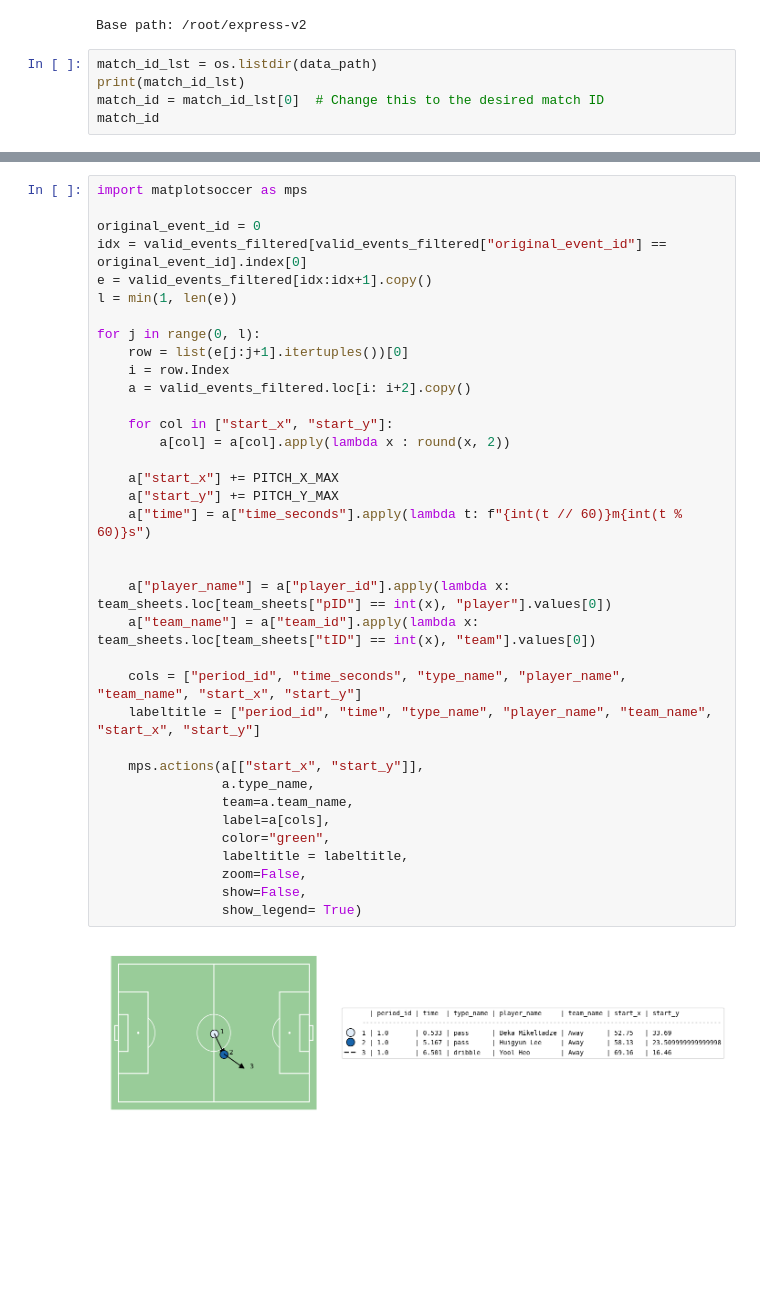
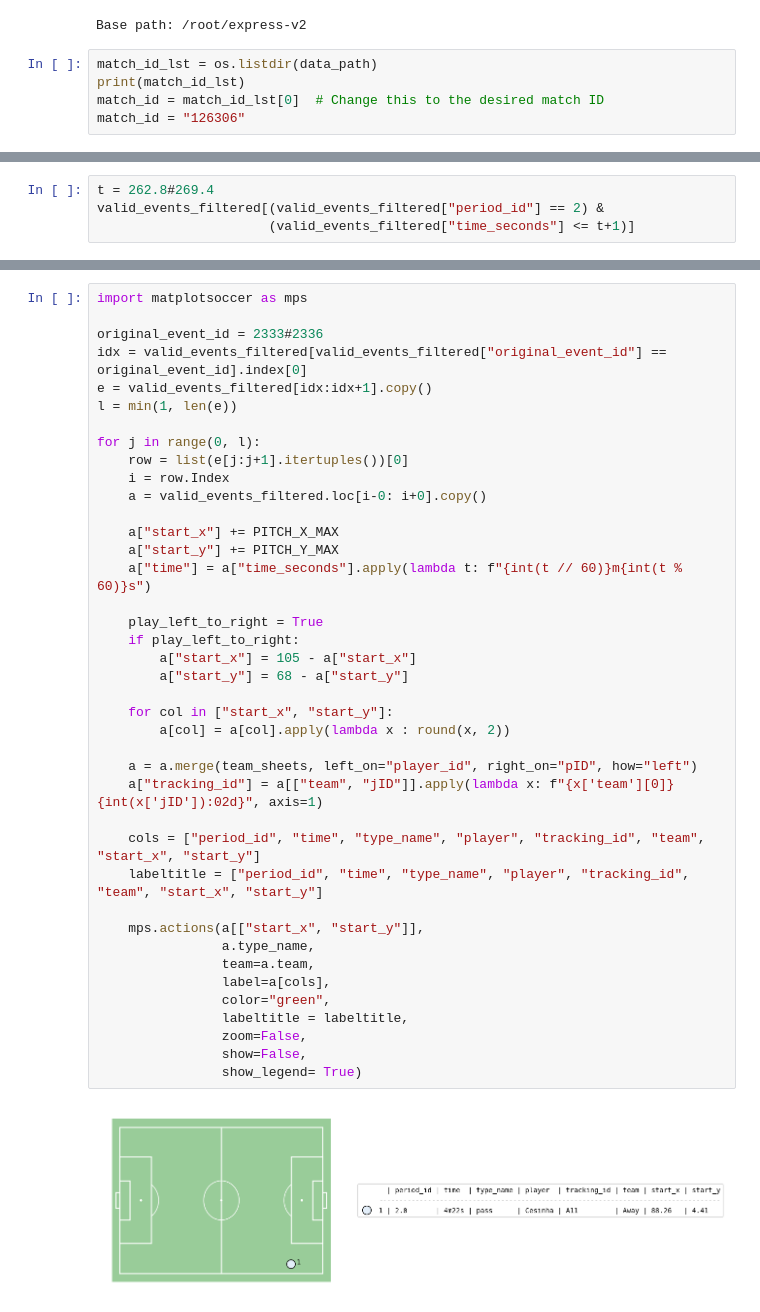
Before and after one commit to leemingo/express-v2, a Jupyter notebook: notebook/5-validation-bepro-data.ipynb, the cells around one changed output, grey strips where cells are left out. Saved outputs shown, nothing was run; the diff lists cells and outputs as text; blank space fills up the shorter version.

```diff
--- a/notebook/5-validation-bepro-data.ipynb
+++ b/notebook/5-validation-bepro-data.ipynb
@@ -25,5 +25,5 @@ Base path: /root/express-v2
 match_id_lst = os.listdir(data_path)
 print(match_id_lst)
 match_id = match_id_lst[0]  # Change this to the desired match ID
-match_id
+match_id = "126306"
 # %% [output]
@@ -208 +207,5 @@ pd.concat([valid_events_filtered.groupby("period_id").head(1),
 4 rows × 22 columns
+# %%
+t = 262.8#269.4
+valid_events_filtered[(valid_events_filtered["period_id"] == 2) &
+                      (valid_events_filtered["time_seconds"] <= t+1)]
@@ -209,38 +226,42 @@ pd.concat([valid_events_filtered.groupby("period_id").head(1),
 # %%
 import matplotsoccer as mps
 
-original_event_id = 0
+original_event_id = 2333#2336
 idx = valid_events_filtered[valid_events_filtered["original_event_id"] == original_event_id].index[0]
 e = valid_events_filtered[idx:idx+1].copy()
 l = min(1, len(e))
 
 for j in range(0, l):
     row = list(e[j:j+1].itertuples())[0]
     i = row.Index
-    a = valid_events_filtered.loc[i: i+2].copy()
-
-    for col in ["start_x", "start_y"]:
-        a[col] = a[col].apply(lambda x : round(x, 2))
+    a = valid_events_filtered.loc[i-0: i+0].copy()
 
     a["start_x"] += PITCH_X_MAX
     a["start_y"] += PITCH_Y_MAX
     a["time"] = a["time_seconds"].apply(lambda t: f"{int(t // 60)}m{int(t % 60)}s")
 
+    play_left_to_right = True
+    if play_left_to_right:
+        a["start_x"] = 105 - a["start_x"]
+        a["start_y"] = 68 - a["start_y"]
 
-    a["player_name"] = a["player_id"].apply(lambda x: team_sheets.loc[team_sheets["pID"] == int(x), "player"].values[0])
-    a["team_name"] = a["team_id"].apply(lambda x: team_sheets.loc[team_sheets["tID"] == int(x), "team"].values[0])
+    for col in ["start_x", "start_y"]:
+        a[col] = a[col].apply(lambda x : round(x, 2))
 
-    cols = ["period_id", "time_seconds", "type_name", "player_name",  "team_name", "start_x", "start_y"]
-    labeltitle = ["period_id", "time", "type_name", "player_name", "team_name", "start_x", "start_y"]
+    a = a.merge(team_sheets, left_on="player_id", right_on="pID", how="left")
+    a["tracking_id"] = a[["team", "jID"]].apply(lambda x: f"{x['team'][0]}{int(x['jID']):02d}", axis=1)
+
+    cols = ["period_id", "time", "type_name", "player", "tracking_id", "team", "start_x", "start_y"]
+    labeltitle = ["period_id", "time", "type_name", "player", "tracking_id", "team", "start_x", "start_y"]
 
     mps.actions(a[["start_x", "start_y"]],
                 a.type_name,
-                team=a.team_name,
+                team=a.team,
                 label=a[cols],
                 color="green",
                 labeltitle = labeltitle,
                 zoom=False,
                 show=False,
                 show_legend= True)
 # %% [output]
-[figure, old version]
+[figure, new version]
```
Also changed, not shown: parts of 14 cells of this notebook, 6 other files.
